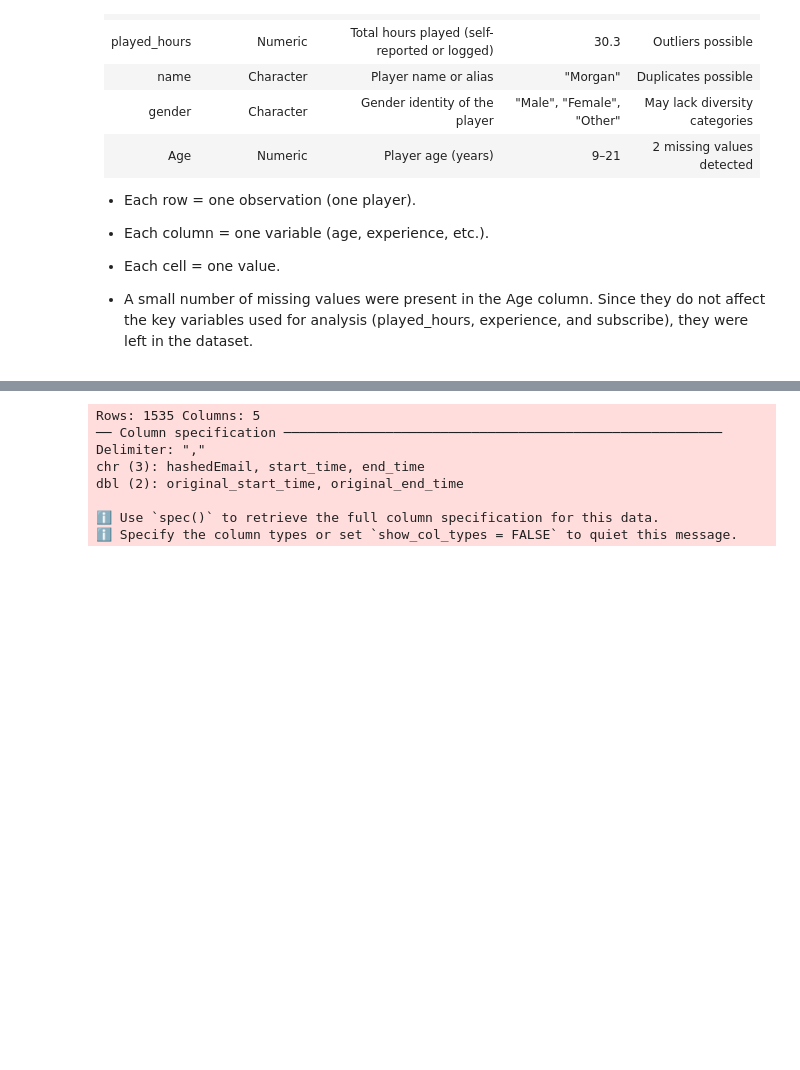
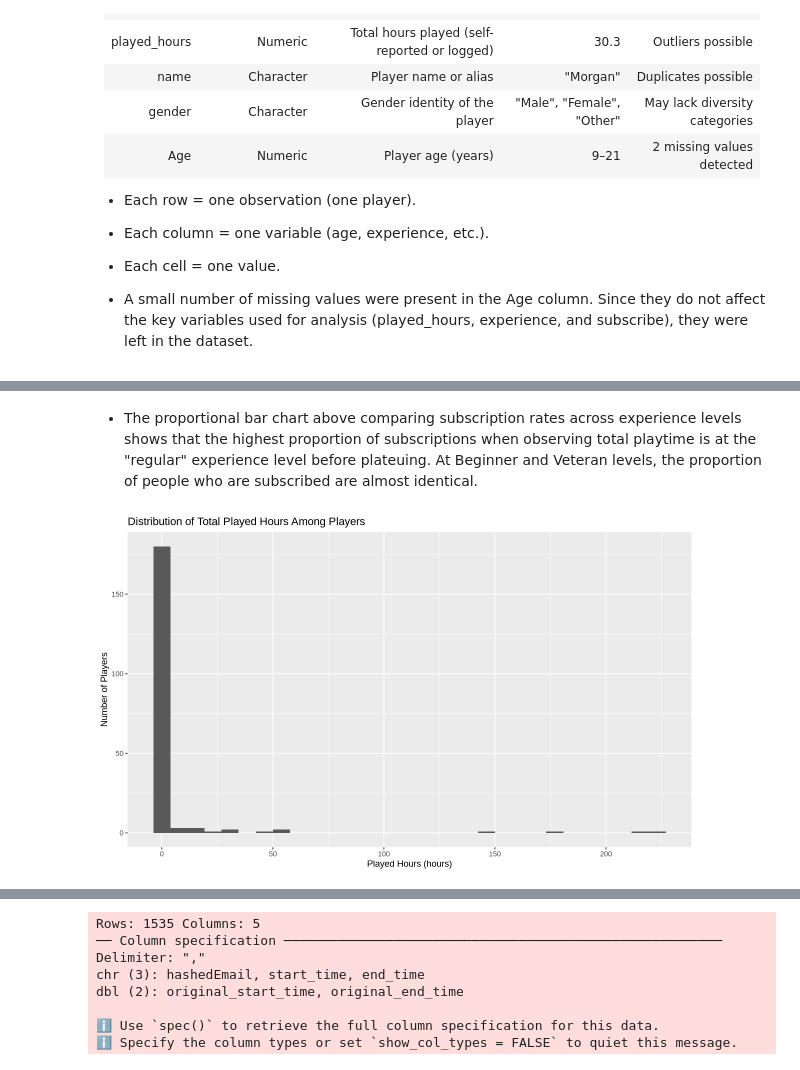
Before and after one commit to bennettz1100/dsci100--Project-Kickoff, a Jupyter notebook: Project Planning Stage (Individual).ipynb, the cells around one changed output, grey strips where cells are left out. Cells and saved outputs as stored; diff of their text form; code cells hidden in the pictures; blank space fills up the shorter version.

```diff
--- a/Project Planning Stage (Individual).ipynb
+++ b/Project Planning Stage (Individual).ipynb
@@ -127,0 +106,9 @@ override using the `.groups` argument.
+# %% [markdown]
+- The proportional bar chart above comparing subscription rates across experience levels shows that the highest proportion of subscriptions when observing total playtime is at the "regular" experience level before plateuing. At Beginner and Veteran levels, the proportion of people who are subscribed are almost identical.
+# %%
+ggplot(players_tidy, aes(x = played_hours)) +
+  geom_histogram(bins = 30) +
+  labs(title = "Distribution of Total Played Hours Among Players",
+       x = "Played Hours (hours)", y = "Number of Players")
+# %% [output]
+[figure, added]
```
Also changed, not shown: parts of 9 cells of this notebook.
